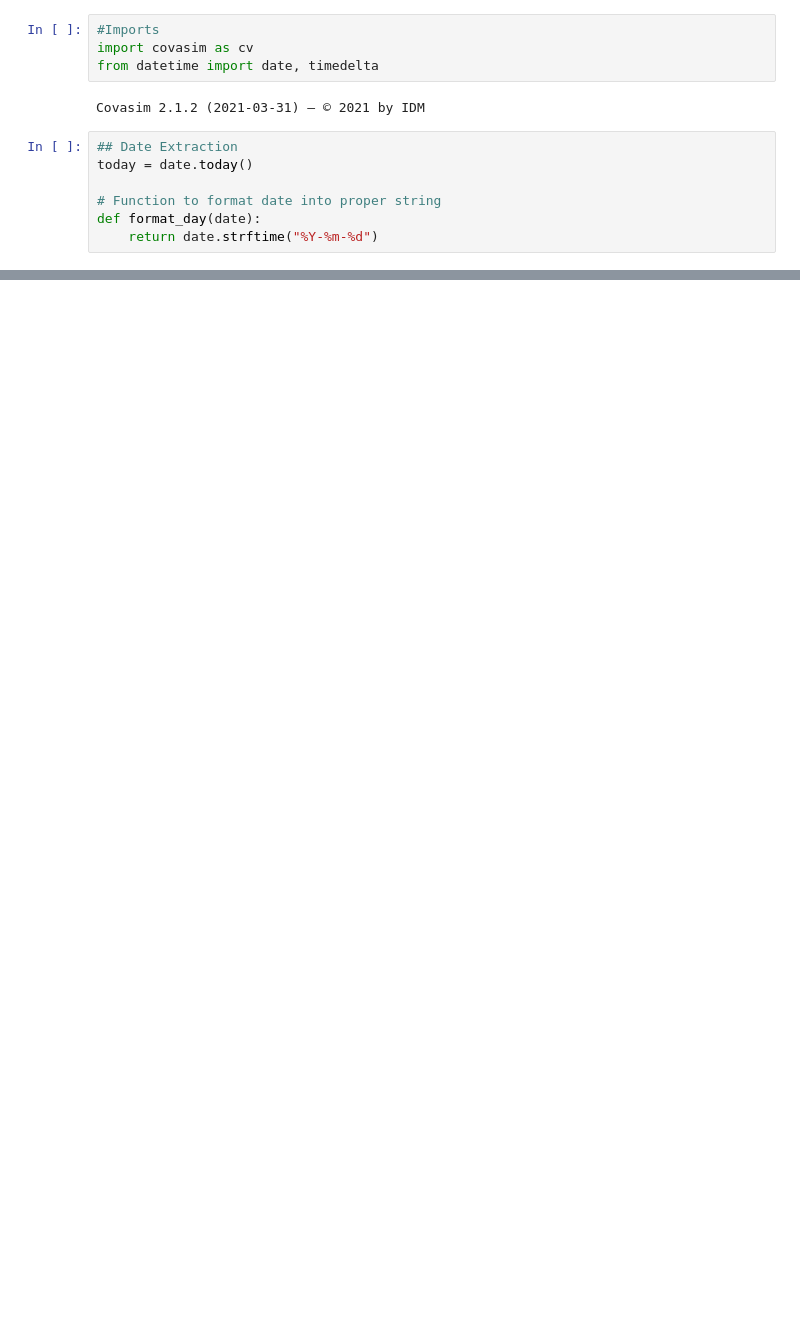
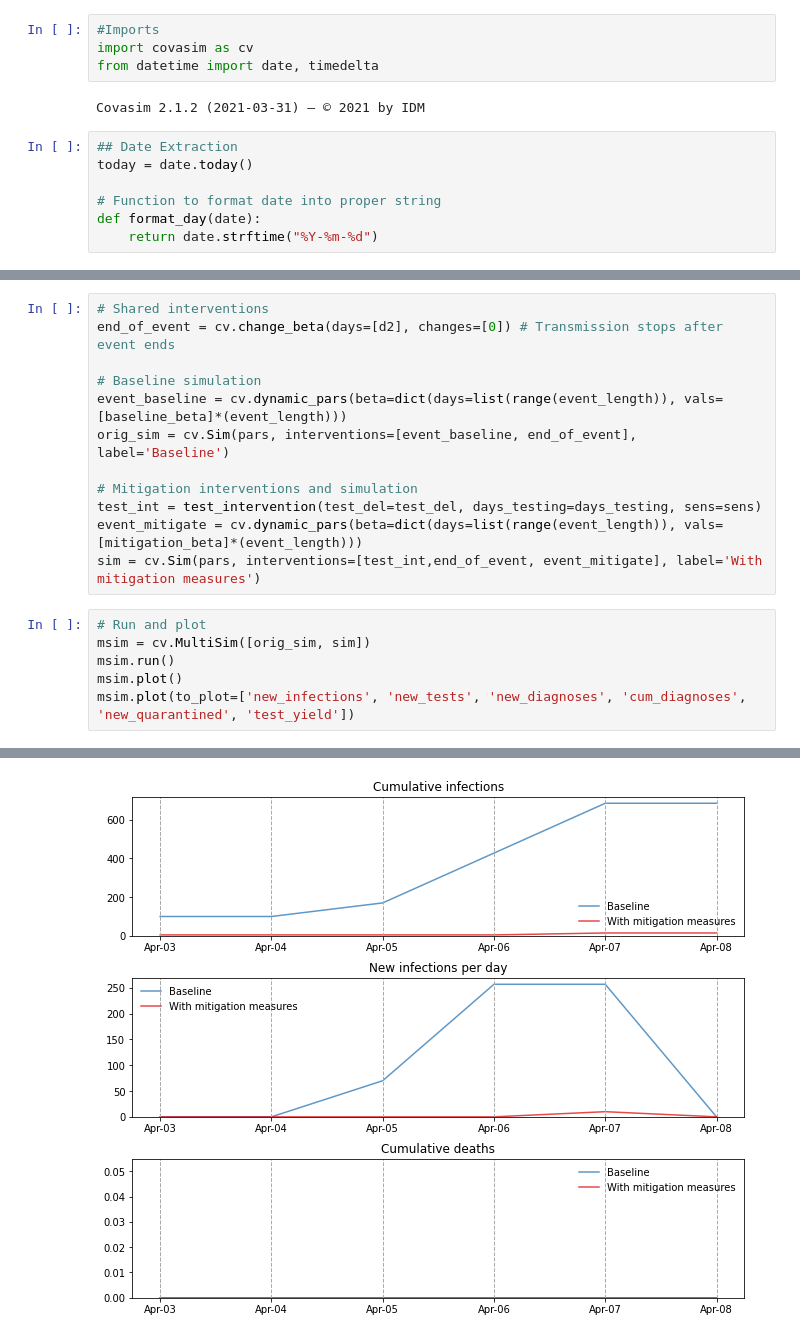
Before and after one commit to JoviaNierenberg/COVID-Event-Safety-Modeling, a Jupyter notebook: main.ipynb, the cells around one changed output, grey strips where cells are left out. Cells and saved outputs as stored; diff of their text form; blank space fills up the shorter version.

Commit message:
Added basic testing functionality

```diff
--- a/main.ipynb
+++ b/main.ipynb
@@ -64,0 +58,19 @@ Simulation "Baseline" summary:
+# %%
+# Shared interventions
+end_of_event = cv.change_beta(days=[d2], changes=[0]) # Transmission stops after event ends
+
+# Baseline simulation
+event_baseline = cv.dynamic_pars(beta=dict(days=list(range(event_length)), vals=[baseline_beta]*(event_length)))
+orig_sim = cv.Sim(pars, interventions=[event_baseline, end_of_event], label='Baseline')
+
+# Mitigation interventions and simulation
+test_int = test_intervention(test_del=test_del, days_testing=days_testing, sens=sens)
+event_mitigate = cv.dynamic_pars(beta=dict(days=list(range(event_length)), vals=[mitigation_beta]*(event_length)))
+sim = cv.Sim(pars, interventions=[test_int,end_of_event, event_mitigate], label='With mitigation measures')
+# %%
+# Run and plot
+msim = cv.MultiSim([orig_sim, sim])
+msim.run()
+msim.plot()
+msim.plot(to_plot=['new_infections', 'new_tests', 'new_diagnoses', 'cum_diagnoses', 'new_quarantined', 'test_yield'])
+# %% [output]
@@ -64,0 +94 @@ Simulation "Baseline" summary:
+[figure, added]
```
Also changed, not shown: parts of 3 cells of this notebook.
